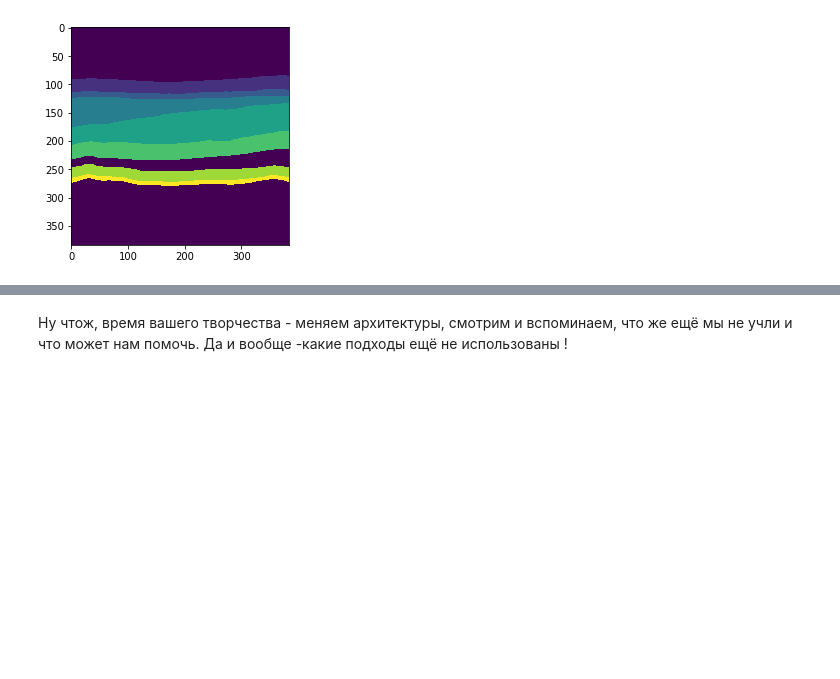
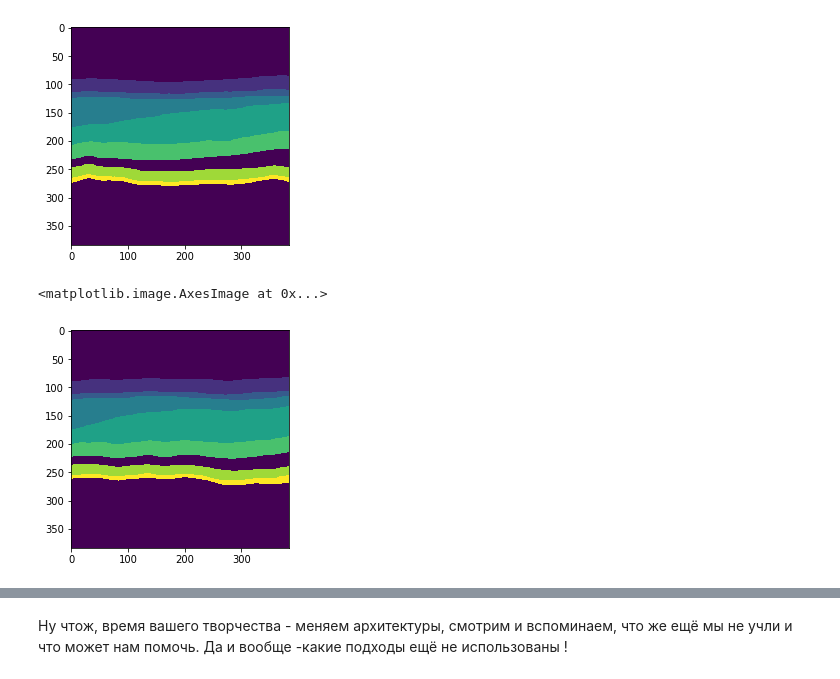
Before and after one commit to care1e55/neural_nets_dpo, a Jupyter notebook: logi_2020/week07/home-bck.ipynb, the cells around one changed output, grey strips where cells are left out. Drawn from its saved outputs; the diff is of its cells as text; code cells hidden in the pictures; blank space fills up the shorter version.

```diff
--- a/logi_2020/week07/home-bck.ipynb
+++ b/logi_2020/week07/home-bck.ipynb
@@ -432,6 +444,11 @@ plt.imshow(y_images1[1].squeeze())
 # %% [output]
 <matplotlib.image.AxesImage at 0x...>
 [figure]
+# %%
+plt.imshow(y_test[1].squeeze())
+# %% [output]
+<matplotlib.image.AxesImage at 0x...>
+[figure, added]
 # %%
 plt.imshow(preds.squeeze()[:,:,6])
 # %% [output]
```
Also changed, not shown: parts of 13 cells of this notebook.
